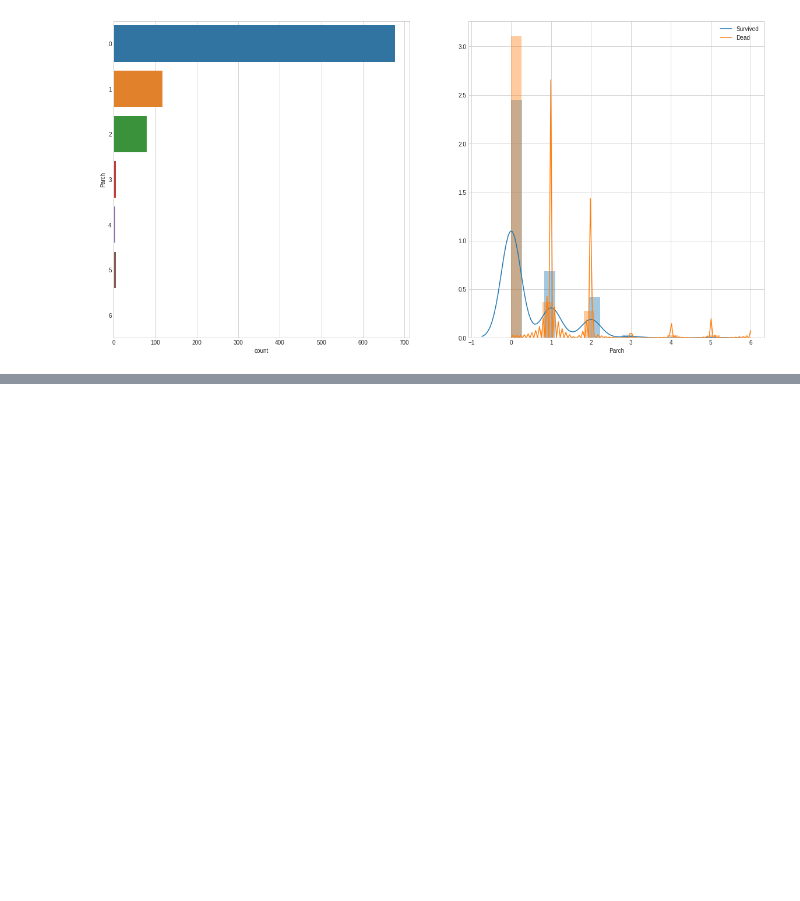
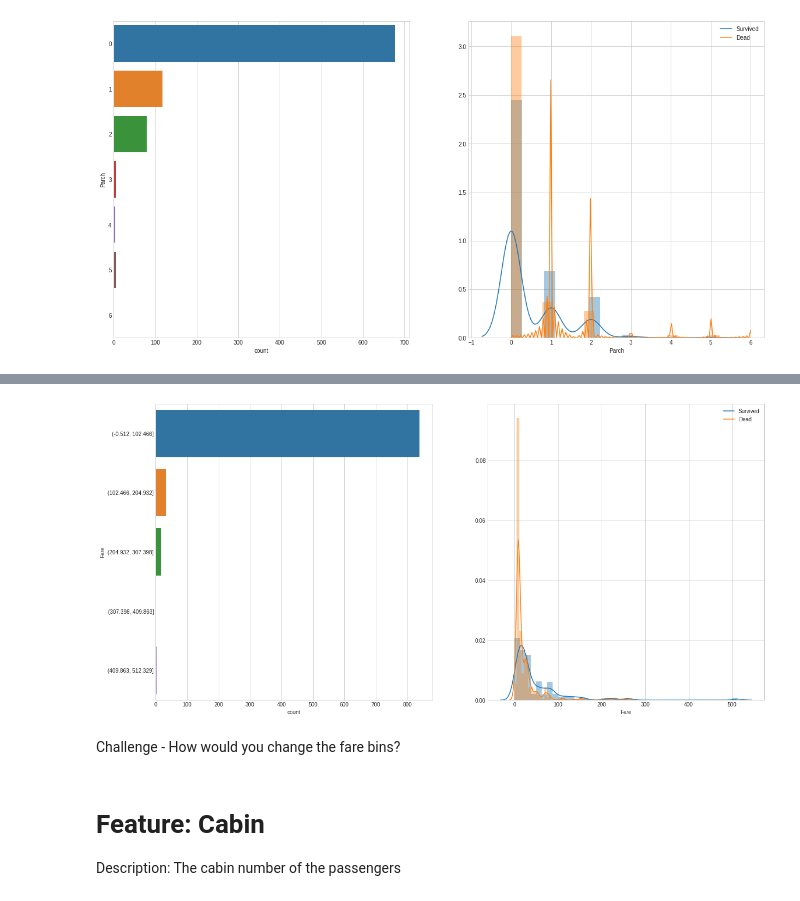
Before and after one commit to felstuff/BackToBasic, a Jupyter notebook: TitanicExplloratory.ipynb, the cells around one changed output, grey strips where cells are left out. Saved outputs shown, nothing was run; the diff lists cells and outputs as text; code cells hidden in the pictures; blank space fills up the shorter version.

```diff
--- a/TitanicExplloratory.ipynb
+++ b/TitanicExplloratory.ipynb
@@ -373,0 +461,16 @@ df_con.head()
+# %%
+# visualise the Fare bin counts as well as the Fare distribution vs Survived.
+
+plot_count_dist(train,
+                bin_df=df_bin,
+                label_column='Survived',
+                target_column='Fare',
+                figsize =(20,10),
+                use_bin_df = True)
+# %% [output]
+[figure, added]
+# %% [markdown]
+Challenge - How would you change the fare bins?
+# %% [markdown]
+# Feature: Cabin
+Description: The cabin number of the passengers
```
Also changed, not shown: parts of 27 cells of this notebook.
